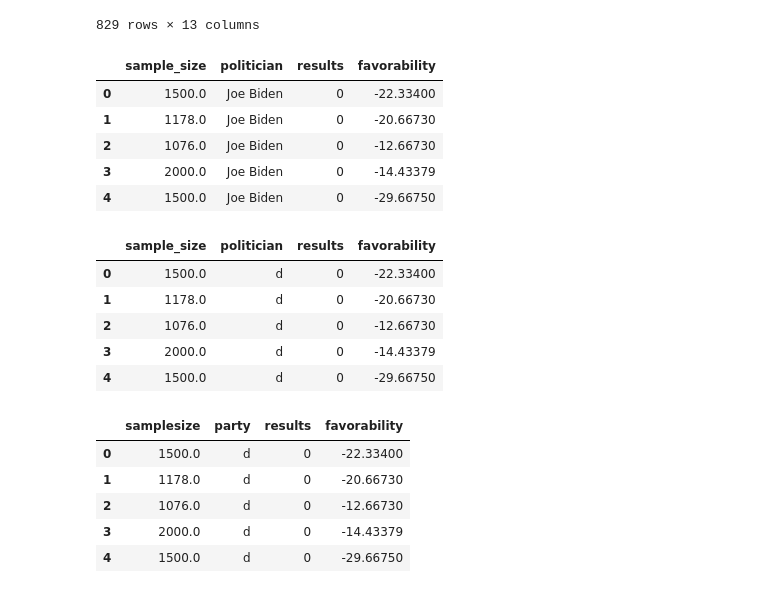
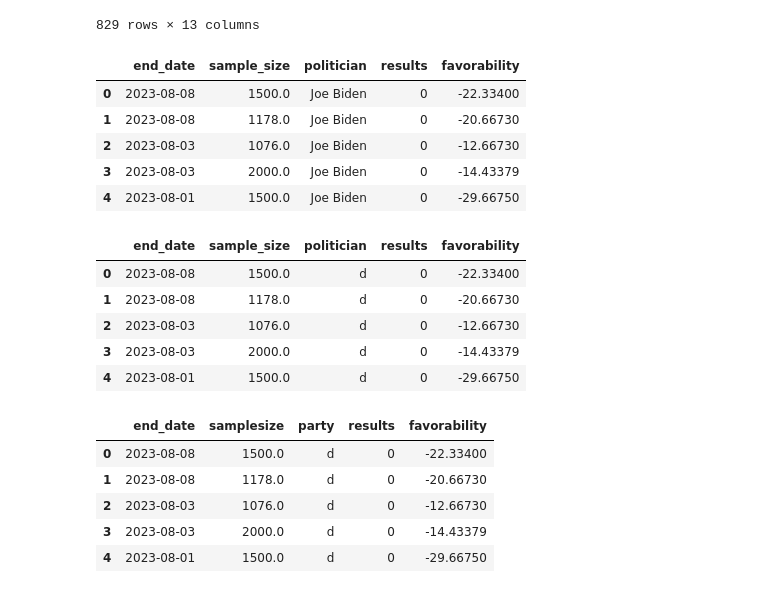
Before and after one commit to MSchell0129/Complex_Political_Phenomenon, a Jupyter notebook: Code_Files/2023_polling_data.ipynb, the cells around one changed output. Saved outputs shown, nothing was run; the diff lists cells and outputs as text; code cells hidden in the pictures.

```diff
--- a/Code_Files/2023_polling_data.ipynb
+++ b/Code_Files/2023_polling_data.ipynb
@@ -215,33 +212,33 @@ very_favorable = biden_v_trump['very_favorable']*1
 very_unfavorable = biden_v_trump['very_unfavorable']*-1
 biden_v_trump['favorability'] = favorable + unfavorable + somewhat_favorable + somewhat_unfavorable + very_favorable + very_unfavorable
 # %%
-biden_v_trump.drop(columns=['question_id', 'end_date', 'pollster', 'population', 'favorable', 'unfavorable', 'very_favorable','somewhat_favorable', 'somewhat_unfavorable', 'very_unfavorable',], inplace=True)
+biden_v_trump.drop(columns=['question_id', 'pollster', 'population', 'favorable', 'unfavorable', 'very_favorable','somewhat_favorable', 'somewhat_unfavorable', 'very_unfavorable',], inplace=True)
 biden_v_trump.head()
 # %% [output]
-|  | sample_size | politician | results | favorability |
-| 0 | 1500.0 | Joe Biden | 0 | -22.33400 |
-| 1 | 1178.0 | Joe Biden | 0 | -20.66730 |
-| 2 | 1076.0 | Joe Biden | 0 | -12.66730 |
-| 3 | 2000.0 | Joe Biden | 0 | -14.43379 |
-| 4 | 1500.0 | Joe Biden | 0 | -29.66750 |
+|  | end_date | sample_size | politician | results | favorability |
+| 0 | 2023-08-08 | 1500.0 | Joe Biden | 0 | -22.33400 |
+| 1 | 2023-08-08 | 1178.0 | Joe Biden | 0 | -20.66730 |
+| 2 | 2023-08-03 | 1076.0 | Joe Biden | 0 | -12.66730 |
+| 3 | 2023-08-03 | 2000.0 | Joe Biden | 0 | -14.43379 |
+| 4 | 2023-08-01 | 1500.0 | Joe Biden | 0 | -29.66750 |
 # %%
 party = {'Joe Biden': 'd', 'Donald Trump': 'r'}
 biden_v_trump['politician'] = biden_v_trump['politician'].map(party)
 biden_v_trump.head()
 # %% [output]
-|  | sample_size | politician | results | favorability |
-| 0 | 1500.0 | d | 0 | -22.33400 |
-| 1 | 1178.0 | d | 0 | -20.66730 |
-| 2 | 1076.0 | d | 0 | -12.66730 |
-| 3 | 2000.0 | d | 0 | -14.43379 |
-| 4 | 1500.0 | d | 0 | -29.66750 |
+|  | end_date | sample_size | politician | results | favorability |
+| 0 | 2023-08-08 | 1500.0 | d | 0 | -22.33400 |
+| 1 | 2023-08-08 | 1178.0 | d | 0 | -20.66730 |
+| 2 | 2023-08-03 | 1076.0 | d | 0 | -12.66730 |
+| 3 | 2023-08-03 | 2000.0 | d | 0 | -14.43379 |
+| 4 | 2023-08-01 | 1500.0 | d | 0 | -29.66750 |
 # %%
 biden_v_trump.rename(columns={'politician': 'party', 'sample_size': 'samplesize'}, inplace=True)
 biden_v_trump.head()
 # %% [output]
-|  | samplesize | party | results | favorability |
-| 0 | 1500.0 | d | 0 | -22.33400 |
-| 1 | 1178.0 | d | 0 | -20.66730 |
-| 2 | 1076.0 | d | 0 | -12.66730 |
-| 3 | 2000.0 | d | 0 | -14.43379 |
-| 4 | 1500.0 | d | 0 | -29.66750 |
+|  | end_date | samplesize | party | results | favorability |
+| 0 | 2023-08-08 | 1500.0 | d | 0 | -22.33400 |
+| 1 | 2023-08-08 | 1178.0 | d | 0 | -20.66730 |
+| 2 | 2023-08-03 | 1076.0 | d | 0 | -12.66730 |
+| 3 | 2023-08-03 | 2000.0 | d | 0 | -14.43379 |
+| 4 | 2023-08-01 | 1500.0 | d | 0 | -29.66750 |
```
Also changed, not shown: parts of 4 cells of this notebook, 5 other files.
